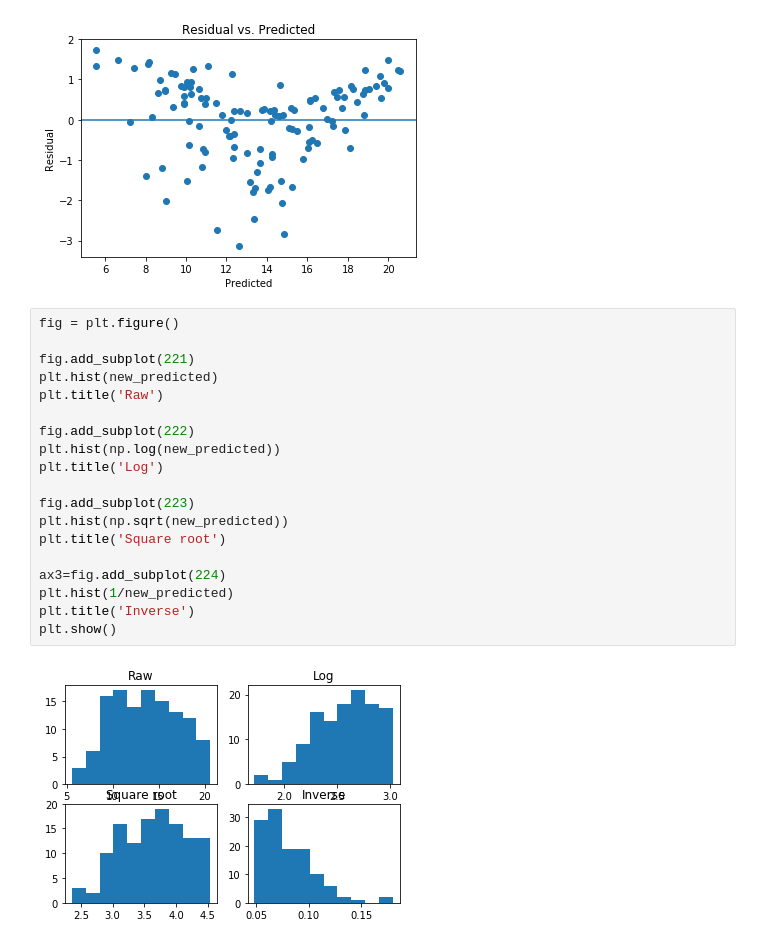
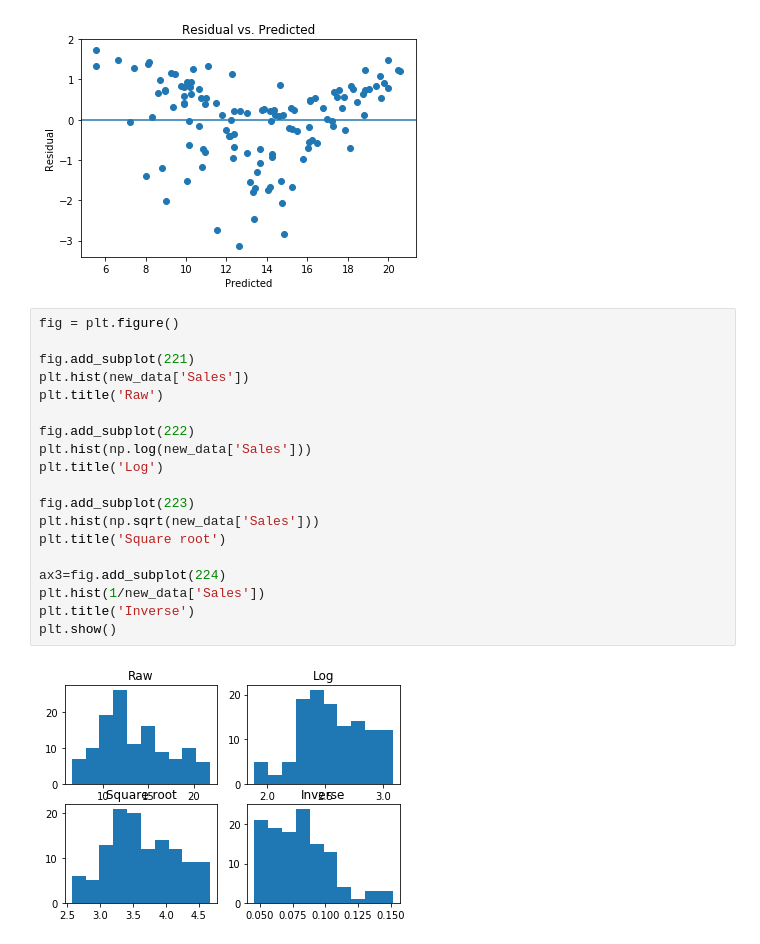
Before and after one commit to efuller11/Thinkful, a Jupyter notebook: Unit 2 Lesson 4 Explanatory power assumptions of linear regression.ipynb, the cells around one changed output. Cells and saved outputs as stored; diff of their text form.

```diff
--- a/Unit 2 Lesson 4 Explanatory power assumptions of linear regression.ipynb
+++ b/Unit 2 Lesson 4 Explanatory power assumptions of linear regression.ipynb
@@ -133,22 +131,22 @@ plt.show()
 # %%
 fig = plt.figure()
 
 fig.add_subplot(221)
-plt.hist(new_predicted)
+plt.hist(new_data['Sales'])
 plt.title('Raw')
 
 fig.add_subplot(222)
-plt.hist(np.log(new_predicted))
+plt.hist(np.log(new_data['Sales']))
 plt.title('Log')
 
 fig.add_subplot(223)
-plt.hist(np.sqrt(new_predicted))
+plt.hist(np.sqrt(new_data['Sales']))
 plt.title('Square root')
 
 ax3=fig.add_subplot(224)
-plt.hist(1/new_predicted)
+plt.hist(1/new_data['Sales'])
 plt.title('Inverse')
 plt.show()
 # %% [output]
-[figure, old version]
+[figure, new version]
 # %%
```
Also changed, not shown: parts of 4 cells of this notebook.
